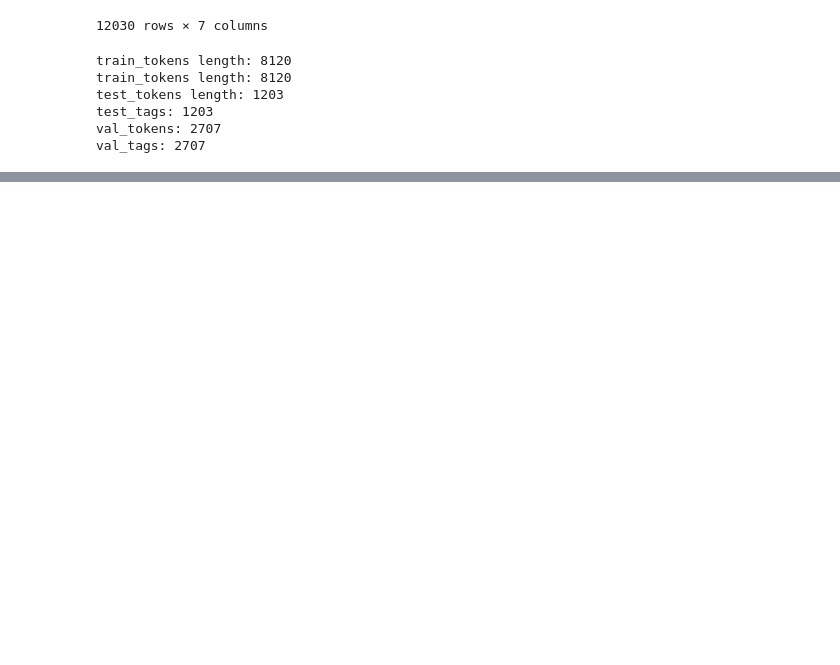
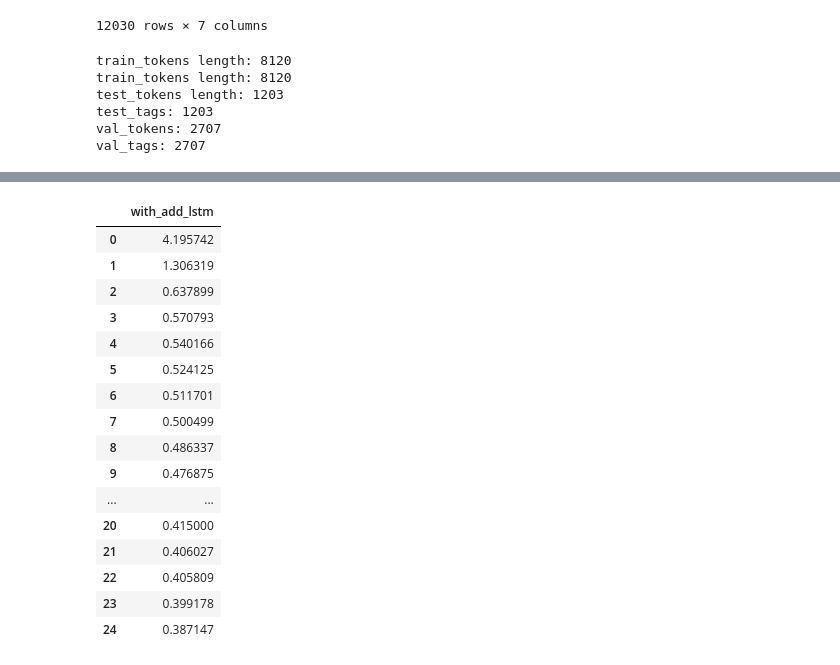
Before and after one commit to aaavalenca/PLN, a Jupyter notebook: Projeto_PLN.ipynb, the cells around one changed output, grey strips where cells are left out. Saved outputs shown, nothing was run; the diff lists cells and outputs as text; code cells hidden in the pictures; blank space fills up the shorter version.

Commit message:
Treinando modelo

```diff
--- a/Projeto_PLN.ipynb
+++ b/Projeto_PLN.ipynb
@@ -657,0 +678,27 @@ val_tags: 2707
+# %%
+# Many-to-many devolver tag (y) para um token (X) consumido a cada passo
+def get_bilstm_lstm_model():
+    model = Sequential()
+
+    # Add Embedding layer
+    model.add(Embedding(input_dim=input_dim, output_dim=output_dim, input_length=input_length))
+
+    # Add bidirectional LSTM
+    model.add(Bidirectional(LSTM(units=output_dim, return_sequences=True, dropout=0.2, recurrent_dropout=0.2), merge_mode = 'concat'))
+
+    # Add LSTM
+    model.add(LSTM(units=output_dim, return_sequences=True, dropout=0.5, recurrent_dropout=0.5))
+
+    # Add timeDistributed Layer
+    model.add(TimeDistributed(Dense(n_tags, activation="relu")))
+
+    #Optimiser
+    # adam = k.optimizers.Adam(lr=0.0005, beta_1=0.9, beta_2=0.999)
+
+    # Compile model
+    model.compile(loss='categorical_crossentropy', optimizer='adam', metrics=['accuracy'])
+    model.summary()
+
+    return model
+# %%
+model = get_bilstm_lstm_model()
@@ -657,0 +725,8 @@ val_tags: 2707
+# %%
+def train_model(X, y, model):
+    loss = list()
+    for i in range(25):
+        # fit model for one epoch on this sequence
+        hist = model.fit(X, y, batch_size=1000, verbose=1, epochs=1, validation_split=0.2)
+        loss.append(hist.history['loss'][0])
+    return loss
@@ -657,0 +754,5 @@ val_tags: 2707
+# %%
+results = pd.DataFrame()
+model_bilstm_lstm = get_bilstm_lstm_model()
+plot_model(model_bilstm_lstm)
+results['with_add_lstm'] = train_model(train_tokens, np.array(train_tags), model_bilstm_lstm)
@@ -657,0 +777,20 @@ val_tags: 2707
+# %%
+results
+# %% [output]
+|  | with_add_lstm |
+| 0 | 4.195742 |
+| 1 | 1.306319 |
+| 2 | 0.637899 |
+| 3 | 0.570793 |
+| 4 | 0.540166 |
+| 5 | 0.524125 |
+| 6 | 0.511701 |
+| 7 | 0.500499 |
+| 8 | 0.486337 |
+| 9 | 0.476875 |
+| ... | ... |
+| 20 | 0.415000 |
+| 21 | 0.406027 |
+| 22 | 0.405809 |
+| 23 | 0.399178 |
+| 24 | 0.387147 |
```
Also changed, not shown: parts of 6 cells of this notebook.
